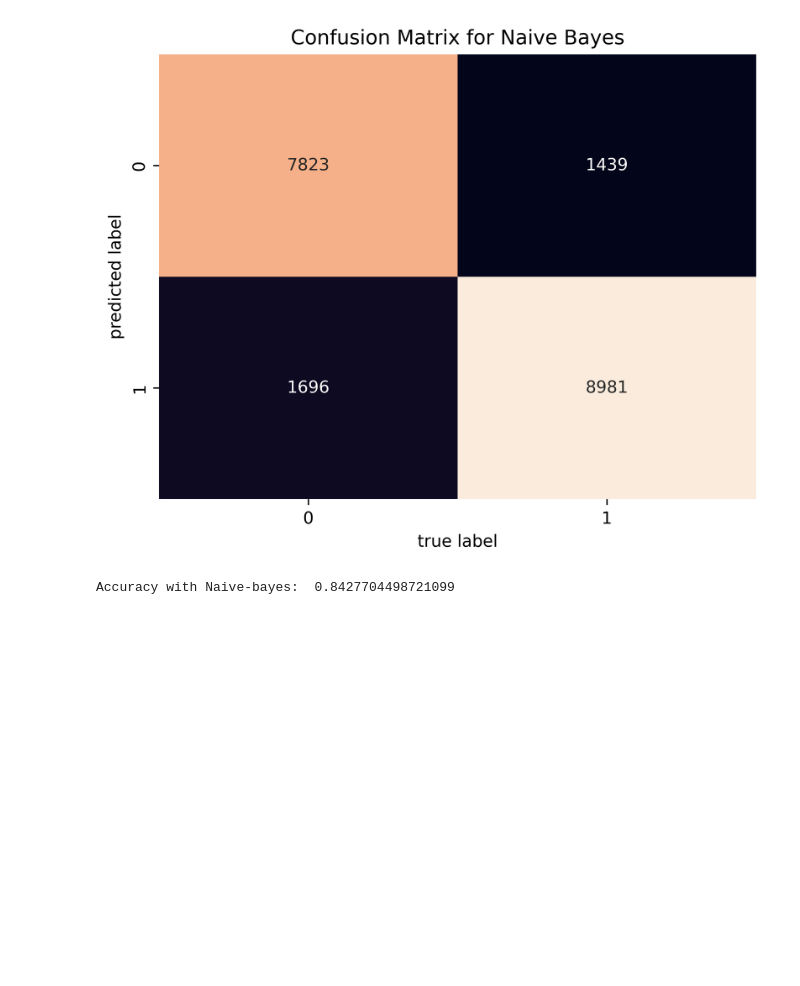
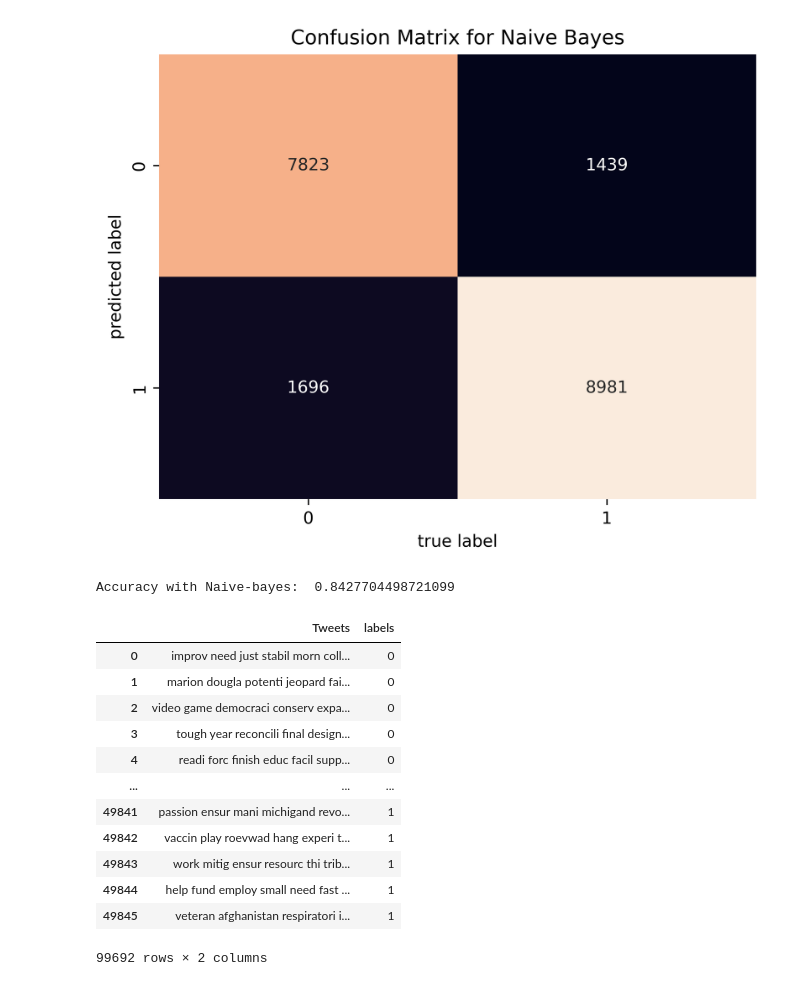
Before and after one commit to celisa/Political-Orientation-Classifier, a Jupyter notebook: 02_gen_mod/train.ipynb, the cells around one changed output. Saved outputs shown, nothing was run; the diff lists cells and outputs as text; code cells hidden in the pictures; blank space fills up the shorter version.

```diff
--- a/02_gen_mod/train.ipynb
+++ b/02_gen_mod/train.ipynb
@@ -288,7 +289,8 @@ bow = bow_vectorizer.fit_transform(combine['tidy_tweet'])
 #tfidf = tfidf_vectorizer.fit_transform(combine['tidy_tweet'])
 #tfidf.shape
 # %%
-combine=combine.fillna(0) #replace all null values by 0
+#combine=combine.fillna(0) #replace all null values by 0
+
 from sklearn.model_selection import train_test_split
 X_train, X_test, y_train, y_test = train_test_split(bow, combine['labels'],
                                                     test_size=0.2, random_state=69)
@@ -335,0 +339,43 @@ Accuracy with Naive-bayes:  0.8427704498721099
+# %%
+#creating vocab
+vocab = bow_vectorizer.get_feature_names_out()
+# %%
+# generate synthetic data
+
+def generate_data(model_naive , vocab, sample_size):
+
+    p = np.exp(model_naive.feature_log_prob_)
+
+    #Generating Republic Samples
+    r_sentences = []
+    for i in range((sample_size // 2)):
+        sentence = random.choices (vocab, p[0], k=random.randint(40,60))
+        r_sentences.append(" ".join(sentence))
+    republican_df=pd.DataFrame({"Tweets":r_sentences,"labels":0})
+
+    #Generating Democratic Samples
+    d_sentences = []
+    for i in range((sample_size // 2)):
+        sentence = random.choices (vocab, p[1], k=random.randint(40,60))
+        d_sentences.append(" ".join(sentence))
+    democratic_df=pd.DataFrame({"Tweets":d_sentences,"labels":1})
+
+    return pd.concat([republican_df, democratic_df])
+# %%
+synth_data = generate_data(model_naive , vocab, len(combine))
+# %%
+synth_data
+# %% [output]
+|  | Tweets | labels |
+| 0 | improv need just stabil morn coll... | 0 |
+| 1 | marion dougla potenti jeopard fai... | 0 |
+| 2 | video game democraci conserv expa... | 0 |
+| 3 | tough year reconcili final design... | 0 |
+| 4 | readi forc finish educ facil supp... | 0 |
+| ... | ... | ... |
+| 49841 | passion ensur mani michigand revo... | 1 |
+| 49842 | vaccin play roevwad hang experi t... | 1 |
+| 49843 | work mitig ensur resourc thi trib... | 1 |
+| 49844 | help fund employ small need fast ... | 1 |
+| 49845 | veteran afghanistan respiratori i... | 1 |
+99692 rows × 2 columns
```
Also changed, not shown: parts of 12 cells of this notebook, 3 other files.
